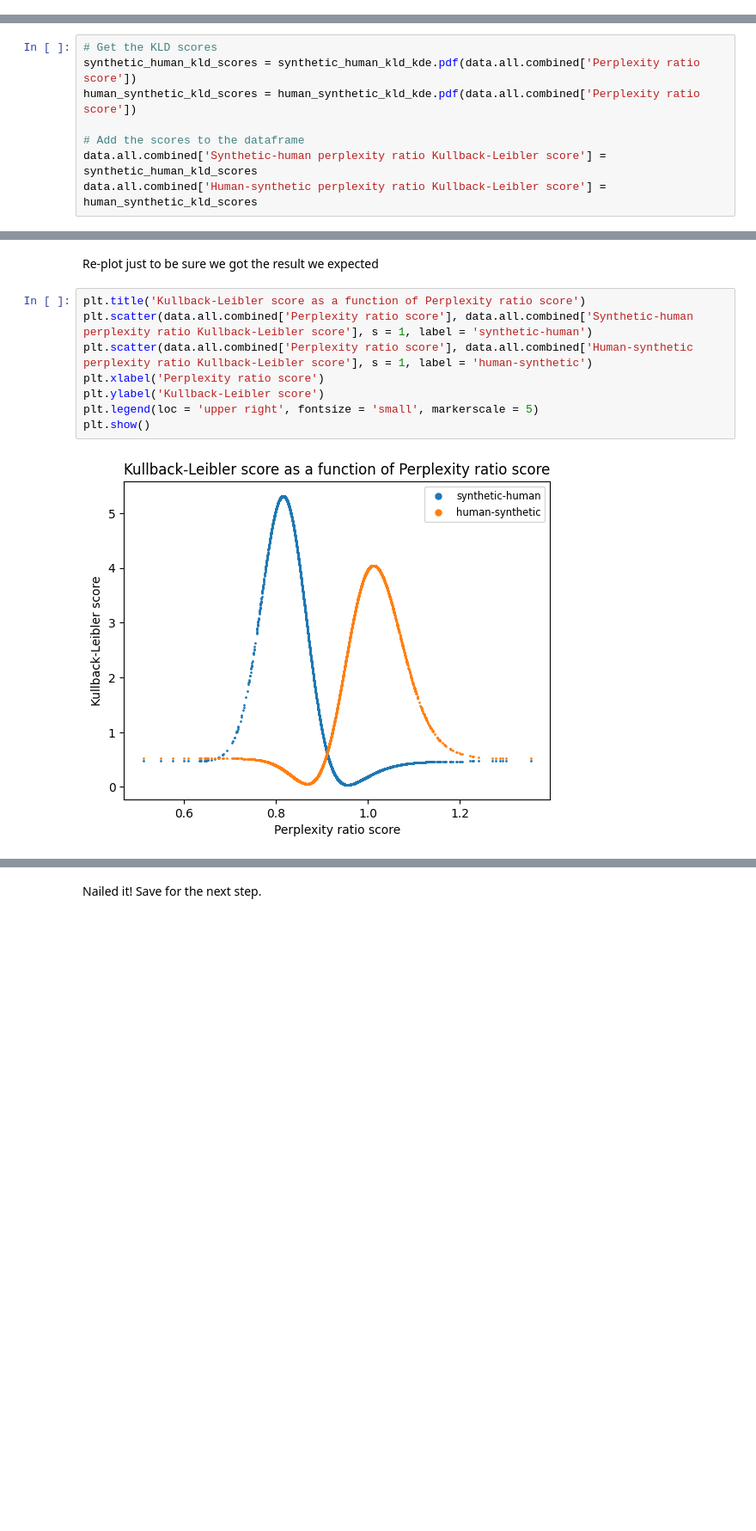
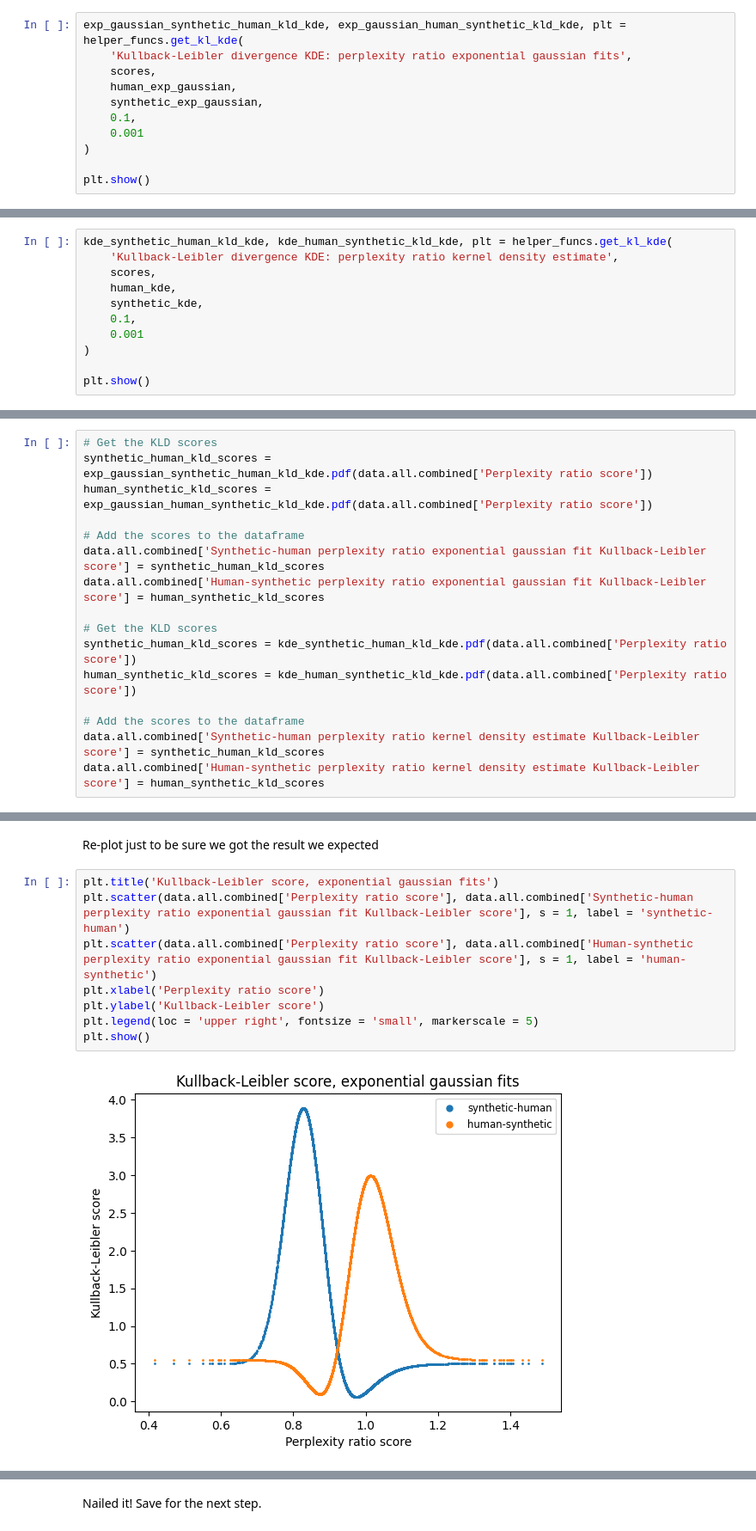
Before and after one commit to gperdrizet/llm_detector, a Jupyter notebook: classifier/notebooks/02-perplexity_ratio_score_finalized.ipynb, the cells around one changed output, grey strips where cells are left out. Shown at 86% size. Cells and saved outputs as stored; diff of their text form; blank space fills up the shorter version.

Commit message:
Finished major crash refactor of feature engineering notebooks and completed test of kernel density estimate vs exponential gaussian fits for Kullback-Leibler divergence features.

```diff
--- a/classifier/notebooks/02-perplexity_ratio_score_finalized.ipynb
+++ b/classifier/notebooks/02-perplexity_ratio_score_finalized.ipynb
@@ -232,0 +141,11 @@ plt.show()
+# %%
+exp_gaussian_synthetic_human_kld_kde, exp_gaussian_human_synthetic_kld_kde, plt = helper_funcs.get_kl_kde(
+    'Kullback-Leibler divergence KDE: perplexity ratio exponential gaussian fits',
+    scores,
+    human_exp_gaussian,
+    synthetic_exp_gaussian,
+    0.1,
+    0.001
+)
+
+plt.show()
@@ -232,0 +160,11 @@ plt.show()
+# %%
+kde_synthetic_human_kld_kde, kde_human_synthetic_kld_kde, plt = helper_funcs.get_kl_kde(
+    'Kullback-Leibler divergence KDE: perplexity ratio kernel density estimate',
+    scores,
+    human_kde,
+    synthetic_kde,
+    0.1,
+    0.001
+)
+
+plt.show()
@@ -234,9 +180,17 @@ plt.show()
 OK, cool. Looks good. Now we can run the perplexity ratio score column from the complete dataset through the Kullback-Leibler divergence distribution's kernel density estimate probability density function to get 'Kullback-Leibler scores' and add them to the dataframe.
 # %%
 # Get the KLD scores
-synthetic_human_kld_scores = synthetic_human_kld_kde.pdf(data.all.combined['Perplexity ratio score'])
-human_synthetic_kld_scores = human_synthetic_kld_kde.pdf(data.all.combined['Perplexity ratio score'])
+synthetic_human_kld_scores = exp_gaussian_synthetic_human_kld_kde.pdf(data.all.combined['Perplexity ratio score'])
+human_synthetic_kld_scores = exp_gaussian_human_synthetic_kld_kde.pdf(data.all.combined['Perplexity ratio score'])
 
 # Add the scores to the dataframe
-data.all.combined['Synthetic-human perplexity ratio Kullback-Leibler score'] = synthetic_human_kld_scores
-data.all.combined['Human-synthetic perplexity ratio Kullback-Leibler score'] = human_synthetic_kld_scores
+data.all.combined['Synthetic-human perplexity ratio exponential gaussian fit Kullback-Leibler score'] = synthetic_human_kld_scores
+data.all.combined['Human-synthetic perplexity ratio exponential gaussian fit Kullback-Leibler score'] = human_synthetic_kld_scores
+
+# Get the KLD scores
+synthetic_human_kld_scores = kde_synthetic_human_kld_kde.pdf(data.all.combined['Perplexity ratio score'])
+human_synthetic_kld_scores = kde_human_synthetic_kld_kde.pdf(data.all.combined['Perplexity ratio score'])
+
+# Add the scores to the dataframe
+data.all.combined['Synthetic-human perplexity ratio kernel density estimate Kullback-Leibler score'] = synthetic_human_kld_scores
+data.all.combined['Human-synthetic perplexity ratio kernel density estimate Kullback-Leibler score'] = human_synthetic_kld_scores
@@ -286,12 +222,12 @@ memory usage: 420.2+ KB
 # %% [markdown]
 Re-plot just to be sure we got the result we expected
 # %%
-plt.title('Kullback-Leibler score as a function of Perplexity ratio score')
-plt.scatter(data.all.combined['Perplexity ratio score'], data.all.combined['Synthetic-human perplexity ratio Kullback-Leibler score'], s = 1, label = 'synthetic-human')
-plt.scatter(data.all.combined['Perplexity ratio score'], data.all.combined['Human-synthetic perplexity ratio Kullback-Leibler score'], s = 1, label = 'human-synthetic')
+plt.title('Kullback-Leibler score, exponential gaussian fits')
+plt.scatter(data.all.combined['Perplexity ratio score'], data.all.combined['Synthetic-human perplexity ratio exponential gaussian fit Kullback-Leibler score'], s = 1, label = 'synthetic-human')
+plt.scatter(data.all.combined['Perplexity ratio score'], data.all.combined['Human-synthetic perplexity ratio exponential gaussian fit Kullback-Leibler score'], s = 1, label = 'human-synthetic')
 plt.xlabel('Perplexity ratio score')
 plt.ylabel('Kullback-Leibler score')
 plt.legend(loc = 'upper right', fontsize = 'small', markerscale = 5)
 plt.show()
 # %% [output]
-[figure, old version]
+[figure, new version]
```
Also changed, not shown: parts of 27 cells of this notebook, 8 other files.
